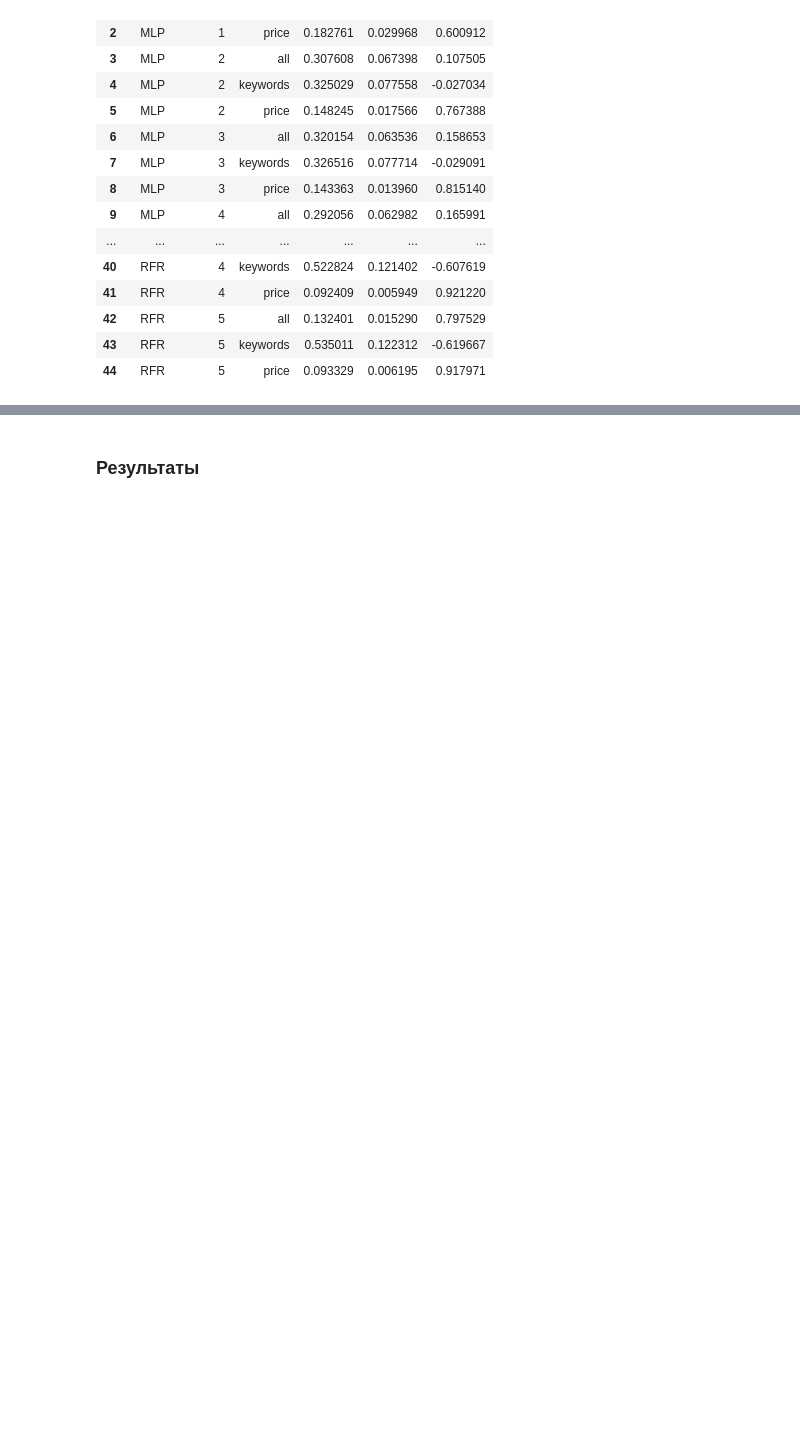
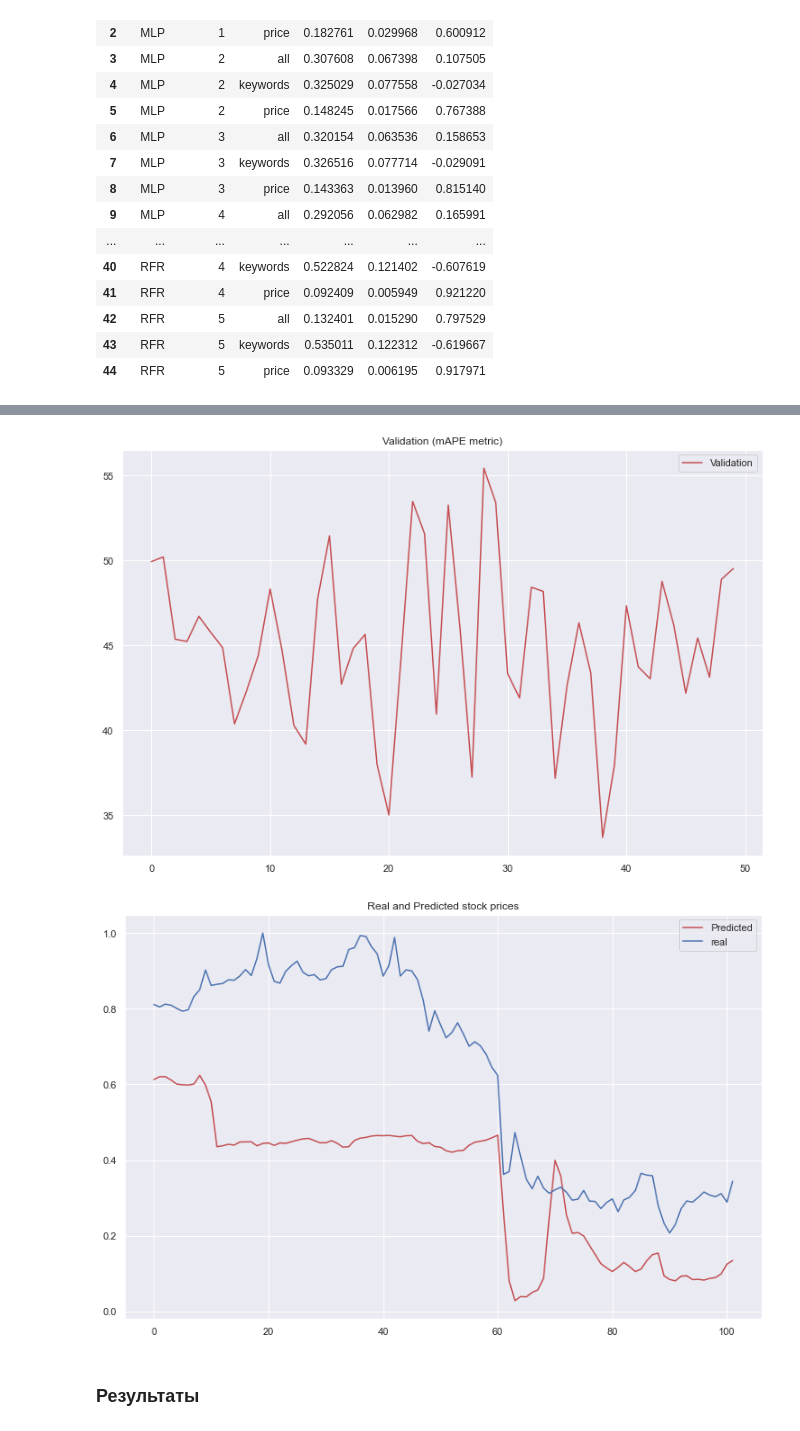
Before and after one commit to geniusserg/StockGoogler, a Jupyter notebook: task.ipynb, the cells around one changed output, grey strips where cells are left out. Drawn from its saved outputs; the diff is of its cells as text; code cells hidden in the pictures; blank space fills up the shorter version.

```diff
--- a/task.ipynb
+++ b/task.ipynb
@@ -480,0 +494,22 @@ y_pred = model.predict(X_test)
+# %%
+X_train, X_test, y_train, y_test = prepare_data(3, "keywords", False)
+model = Sequential()
+param_num=X_train.shape[2]
+winsize=X_train.shape[1]
+model.add(Input((winsize, param_num)))
+model.add(LSTM(64, return_sequences=False, kernel_regularizer="l2"))
+model.add(Dense(32, activation="relu", kernel_regularizer="l2"))
+model.add(Dense(1, activation="linear"))
+model.compile(metrics="mape", loss="mse")
+history = model.fit(X_train, y_train, validation_data=(X_test, y_test), epochs=50, verbose=0)
+y_pred = model.predict(X_test)
+plt.plot(history.history["val_mape"], "r-")
+plt.title("Validation (mAPE metric)")
+plt.legend(["Validation"])
+plt.show()
+plt.plot(y_pred, "r")
+plt.plot(y_test, "b-")
+plt.legend(["Predicted", "real"])
+plt.title("Real and Predicted stock prices")
+plt.show()
+# %% [output]
@@ -481,3 +517,5 @@ y_pred = model.predict(X_test)
+[figure, added]
+[figure, added]
 # %% [markdown]
 ### Результаты
 # %% [markdown]
```
Also changed, not shown: parts of 3 cells of this notebook.
